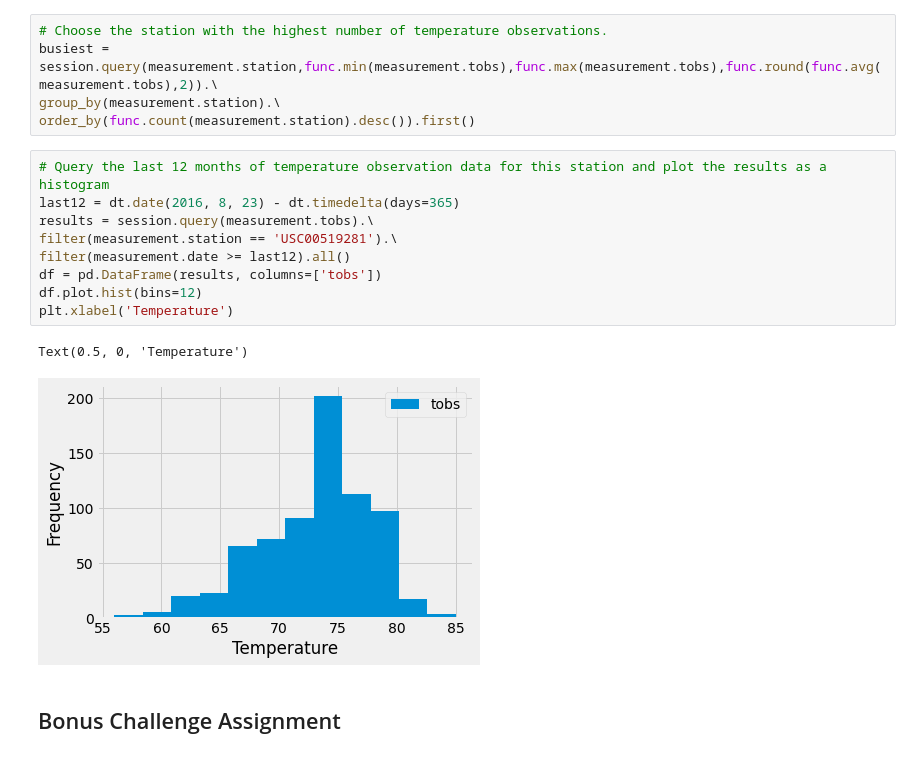
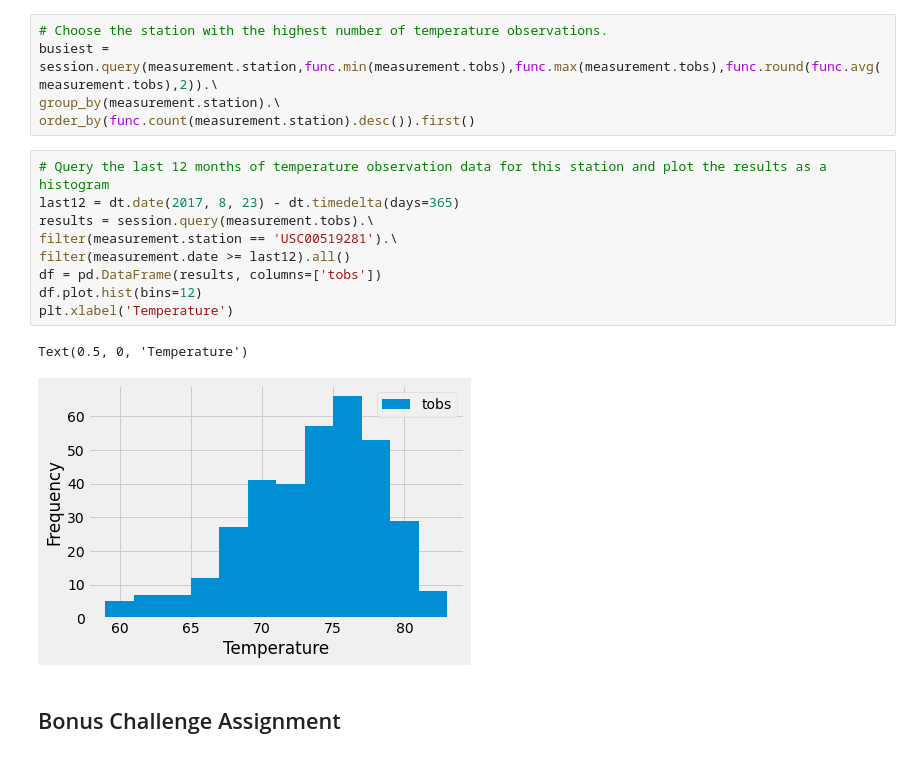
Before and after one commit to ijeriel/Bootcamp-Homework-Jeriel, a Jupyter notebook: sqlalchemy-challenge/climate_starter.ipynb, the cells around one changed output. Drawn from its saved outputs; the diff is of its cells as text.

```diff
--- a/sqlalchemy-challenge/climate_starter.ipynb
+++ b/sqlalchemy-challenge/climate_starter.ipynb
@@ -166,16 +166,16 @@ group_by(measurement.station).\
 order_by(func.count(measurement.station).desc()).first()
 # %%
 # Query the last 12 months of temperature observation data for this station and plot the results as a histogram
-last12 = dt.date(2016, 8, 23) - dt.timedelta(days=365)
+last12 = dt.date(2017, 8, 23) - dt.timedelta(days=365)
 results = session.query(measurement.tobs).\
 filter(measurement.station == 'USC00519281').\
 filter(measurement.date >= last12).all()
 df = pd.DataFrame(results, columns=['tobs'])
 df.plot.hist(bins=12)
 plt.xlabel('Temperature')
 # %% [output]
 Text(0.5, 0, 'Temperature')
-[figure, old version]
+[figure, new version]
 # %% [markdown]
 ## Bonus Challenge Assignment
 # %%
```
Also changed, not shown: 1 other file.
